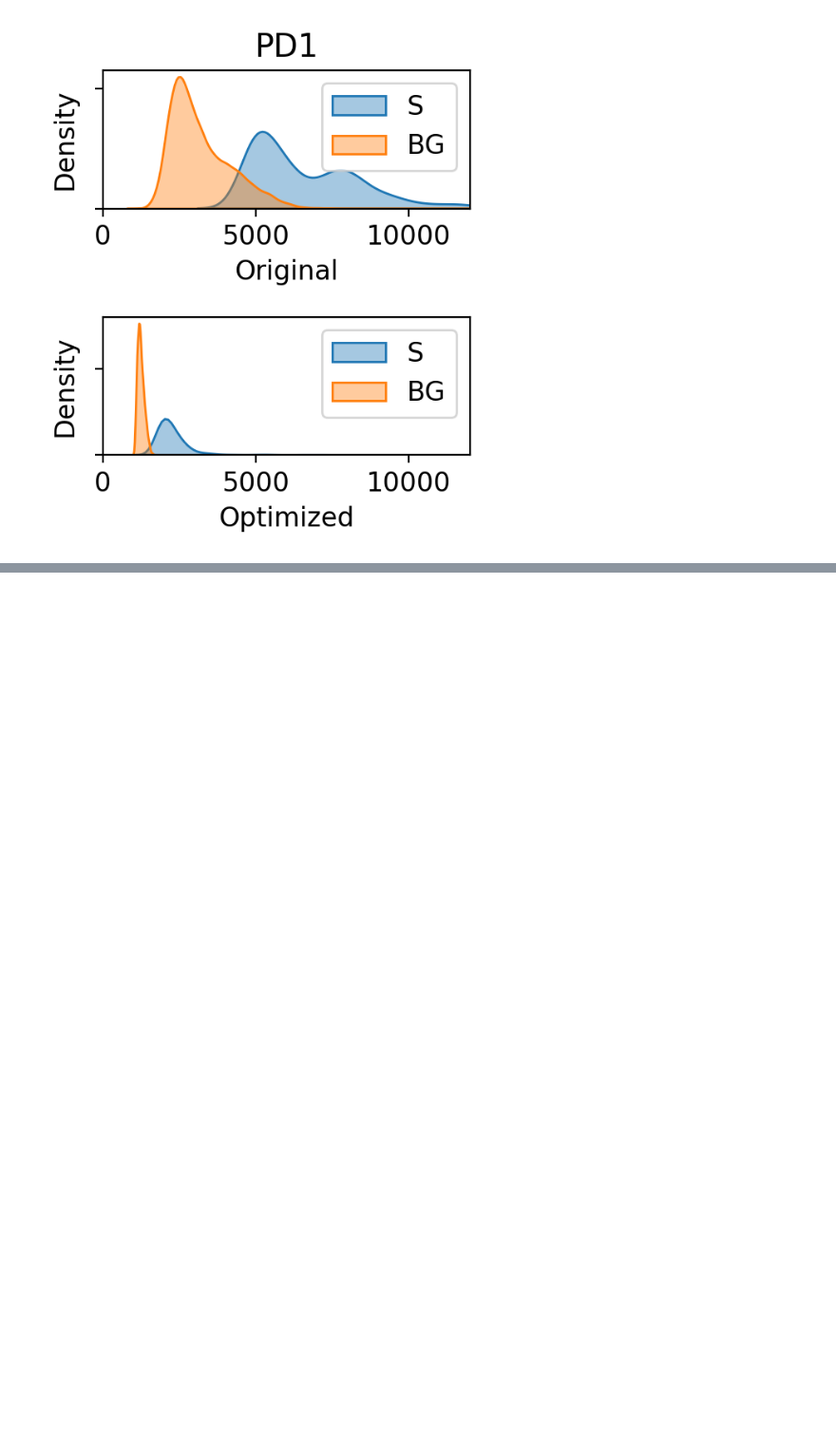
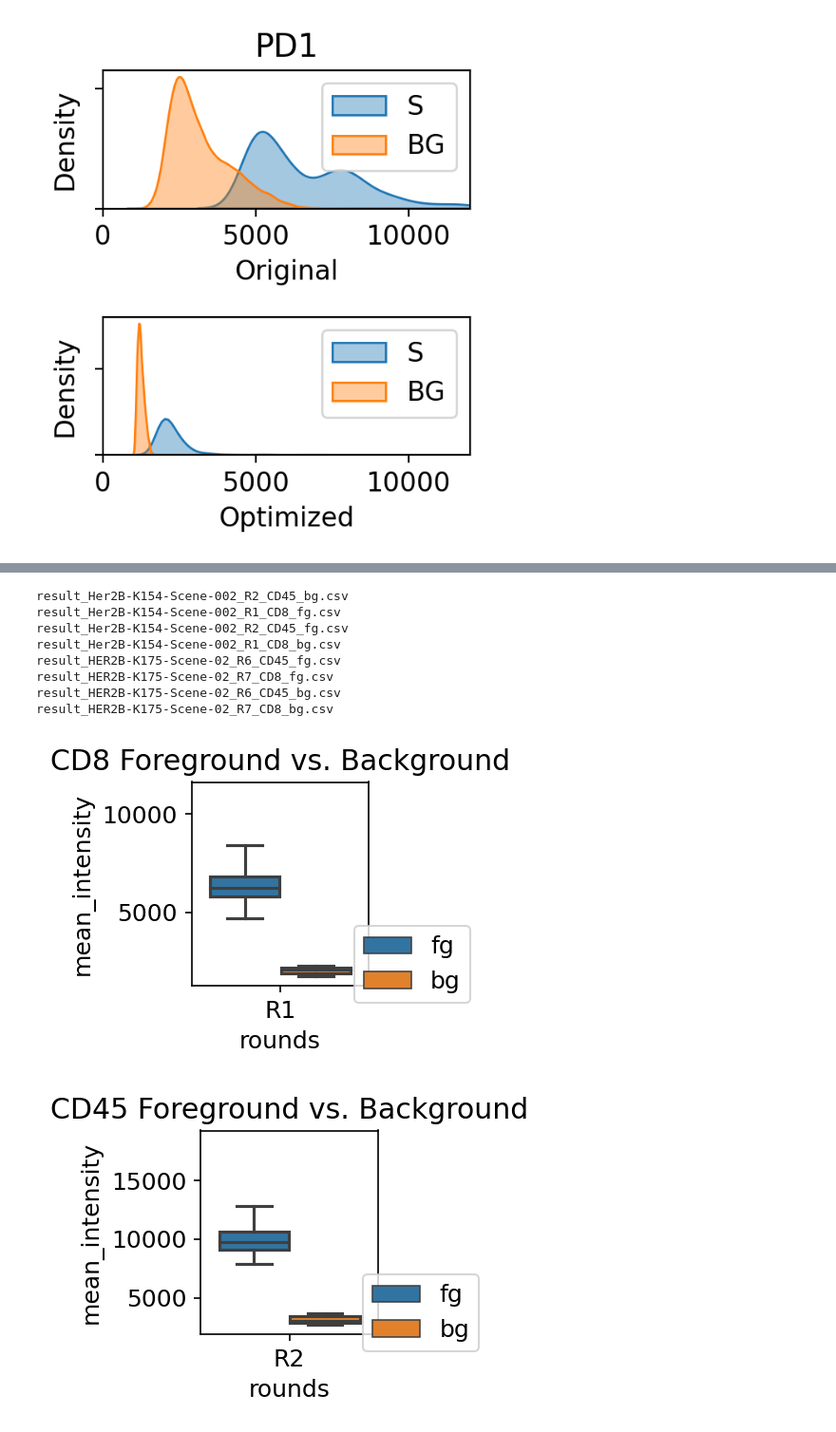
Before and after one commit to engjen/cycIF_Validation, a Jupyter notebook: Fig2_OrderOptimization_K154vsK175_analysis.ipynb, the cells around one changed output, grey strips where cells are left out. Shown at 95% size. Cells and saved outputs as stored; diff of their text form; code cells hidden in the pictures; blank space fills up the shorter version.

```diff
--- a/Fig2_OrderOptimization_K154vsK175_analysis.ipynb
+++ b/Fig2_OrderOptimization_K154vsK175_analysis.ipynb
@@ -600,0 +543,53 @@ for s_fg, d_exclusive in dd_exclusive.items():
+# %%
+# lead fg and bg data
+df_all = pd.DataFrame()
+ls_sample = ['Her2B-K154','HER2B-K175']
+for s_sample in ls_sample:
+    df_data = pd.DataFrame()
+    for s_dir in os.listdir('./Data'):
+        if s_dir.find(f'result_{s_sample}') > -1:
+            print(s_dir)
+            df_data.loc[s_dir,'slide'] = s_sample
+            df_data['scene'] = [item.split('_')[1] for item in df_data.index]
+    df_data['rounds'] = [item.split('_')[2] for item in df_data.index]
+    df_data['marker'] = [item.split('_')[3] for item in df_data.index]
+    df_data['region'] = [item.split('_')[4].split('.')[0] for item in df_data.index]
+    df_result = pd.DataFrame()
+    for s_index in df_data.index:
+        df = pd.read_csv(f'Data/{s_index}',index_col=0)
+        df['rounds'] = df_data.loc[s_index,'rounds']
+        df['marker'] = df_data.loc[s_index,'marker']
+        df['region'] = df_data.loc[s_index,'region']
+        df_result = df_result.append(df)
+    df_result['mean_intensity'] = df_result.mean_intensity*256
+    df_result.reset_index(inplace=True)
+    for s_marker in ['CD8','CD45']:
+        fig, ax = plt.subplots(figsize=(3,2.5),dpi=150)
+        sns.boxplot(x='rounds', y='mean_intensity', hue='region', data=df_result[df_result.marker==s_marker], fliersize=0, ax=ax,hue_order=['fg','bg'])
+        #sns.stripplot(x='panel', y='mean_intensity', hue='region', data=df_result,ax=ax,palette='dark')
+        ax.legend(bbox_to_anchor=(.85,.35)) #loc=4
+        ax.set_title(f'{s_marker} Foreground vs. Background')
+        plt.tight_layout()
+        fig.savefig(f'./Figures/cmIF_{s_sample}_{s_marker}_FGvBG.png')
+    #calculate sbr
+    df_mean = df_result.groupby(['rounds','marker','region']).mean()
+    df_bg = df_result.loc[df_result.region=='bg'].copy()
+    for s_index in df_bg.index:
+        df_bg.loc[s_index,'fg'] =df_mean.loc[(df_bg.loc[s_index,'rounds'],df_bg.loc[s_index,'marker'],'fg'),'mean_intensity']
+        df_bg['SBR'] = df_bg.fg/df_bg.mean_intensity
+    df_bg['slide'] = s_sample
+    df_all = df_all.append(df_bg)
+#panel
+d_slide = {'Her2B-K154':'Orig.', 'HER2B-K175':'Opt.'}
+df_all['panel'] = df_all.slide.map(d_slide)
+# %% [output]
+result_Her2B-K154-Scene-002_R2_CD45_bg.csv
+result_Her2B-K154-Scene-002_R1_CD8_fg.csv
+result_Her2B-K154-Scene-002_R2_CD45_fg.csv
+result_Her2B-K154-Scene-002_R1_CD8_bg.csv
+result_HER2B-K175-Scene-02_R6_CD45_fg.csv
+result_HER2B-K175-Scene-02_R7_CD8_fg.csv
+result_HER2B-K175-Scene-02_R6_CD45_bg.csv
+result_HER2B-K175-Scene-02_R7_CD8_bg.csv
+[figure, added]
+[figure, added]
```
Also changed, not shown: parts of 21 cells of this notebook, 7 other files.
